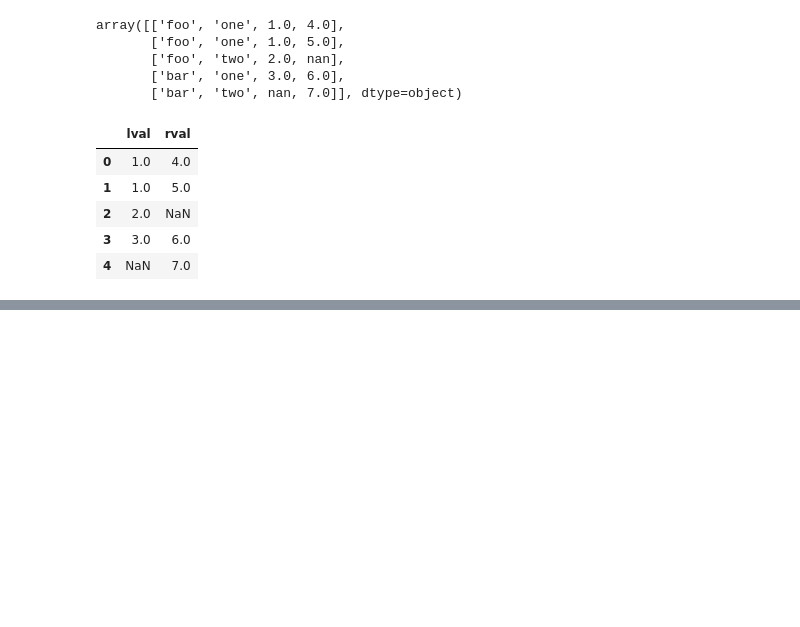
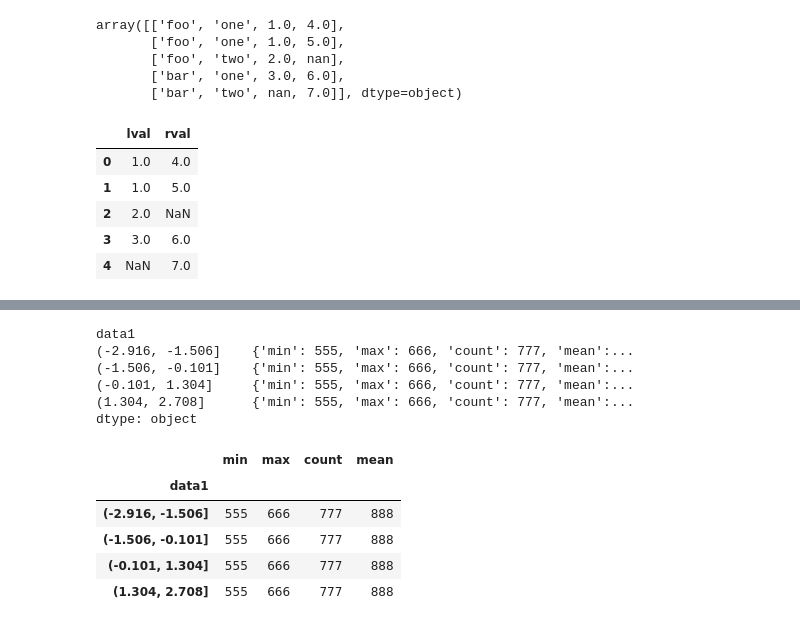
Before and after one commit to chan-prk/pydata-book, a Jupyter notebook: chan_folder/4experiment.ipynb, the cells around one changed output, grey strips where cells are left out. Saved outputs shown, nothing was run; the diff lists cells and outputs as text; code cells hidden in the pictures; blank space fills up the shorter version.

```diff
--- a/chan_folder/4experiment.ipynb
+++ b/chan_folder/4experiment.ipynb
@@ -1053,0 +1273,23 @@ dtype: object
+# %%
+grouped_frame = frame[['data2']].groupby(quartiles)
+grouped_frame.apply(lambda _: {'min': 555, 'max': 666,
+            'count': 777, 'mean': 888})
+# %% [output]
+data1
+(-2.916, -1.506]    {'min': 555, 'max': 666, 'count': 777, 'mean':...
+(-1.506, -0.101]    {'min': 555, 'max': 666, 'count': 777, 'mean':...
+(-0.101, 1.304]     {'min': 555, 'max': 666, 'count': 777, 'mean':...
+(1.304, 2.708]      {'min': 555, 'max': 666, 'count': 777, 'mean':...
+dtype: object
+# %%
+grouped_frame.apply(lambda _: pd.Series({'min': 555, 'max': 666,
+            'count': 777, 'mean': 888}))
+# ถ้า เรา กำลัง split dataframe เมื่อ return Series จะกลายเป็น 1 row ใน Data Frame ใหญ่ (และไม่มี index 0)
+# Behavior นี้ เหมือนใน #return_series_for_frame ใน chap10
+# %% [output]
+|  | min | max | count | mean |
+| data1 |  |  |  |  |
+| (-2.916, -1.506] | 555 | 666 | 777 | 888 |
+| (-1.506, -0.101] | 555 | 666 | 777 | 888 |
+| (-0.101, 1.304] | 555 | 666 | 777 | 888 |
+| (1.304, 2.708] | 555 | 666 | 777 | 888 |
```
Also changed, not shown: parts of 66 cells of this notebook, 3 other files.
